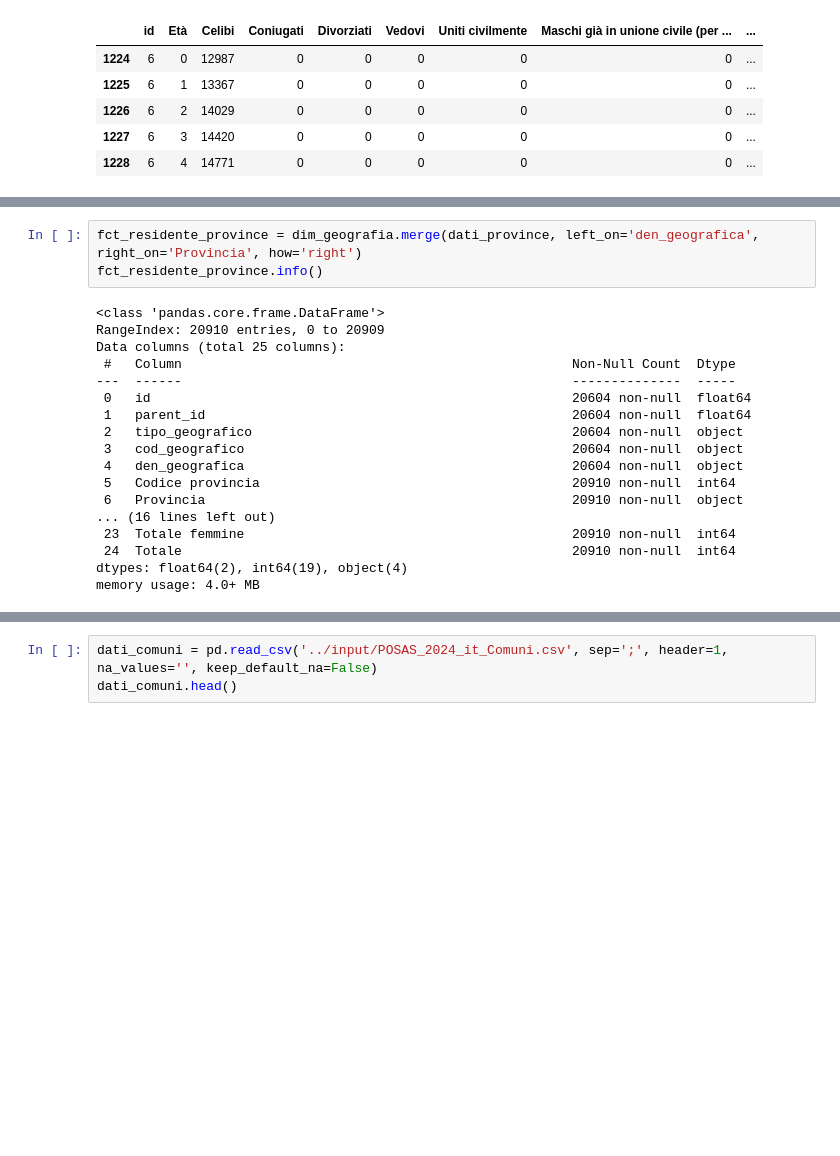
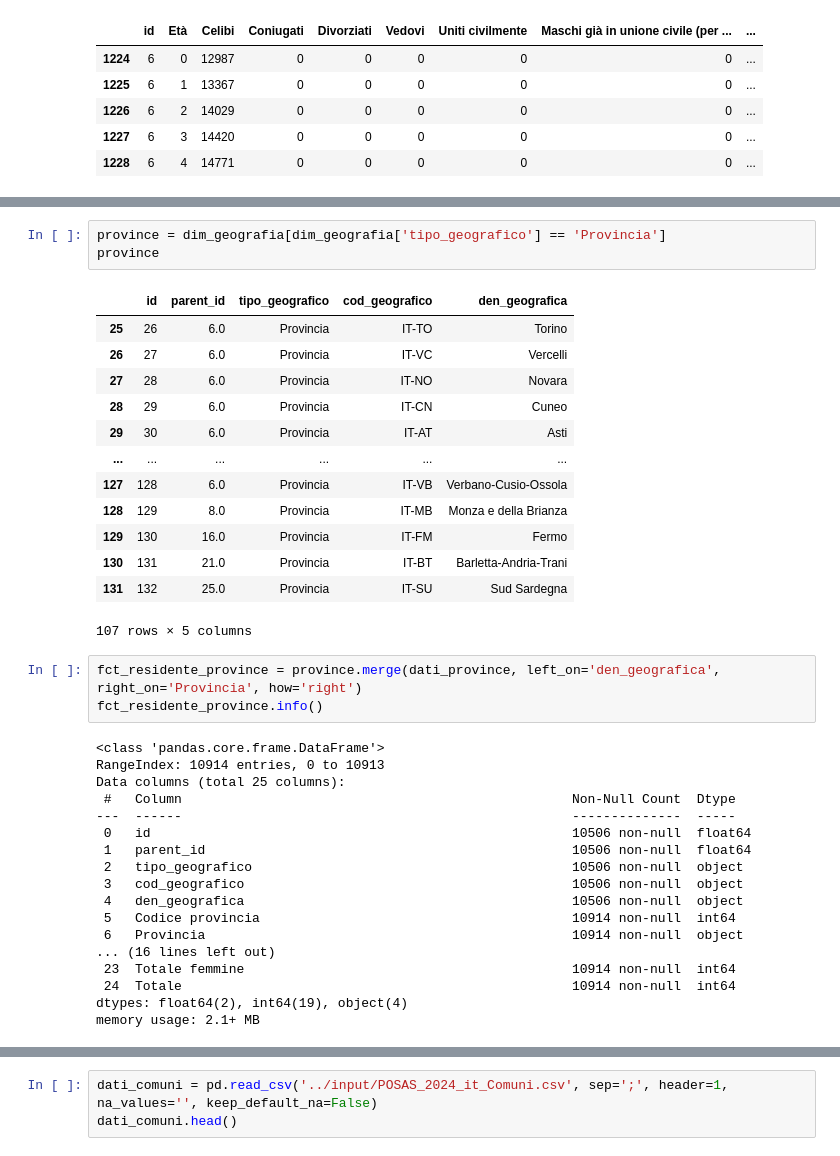
Before and after one commit to nicolaZecchillo/progetti_stage_exprivia, a Jupyter notebook: Progetto2/fct_residente.ipynb, the cells around one changed output, grey strips where cells are left out. Cells and saved outputs as stored; diff of their text form; blank space fills up the shorter version.

```diff
--- a/Progetto2/fct_residente.ipynb
+++ b/Progetto2/fct_residente.ipynb
@@ -109,24 +116,41 @@ dati_province.head()
+# %%
+province = dim_geografia[dim_geografia['tipo_geografico'] == 'Provincia']
+province
+# %% [output]
+|  | id | parent_id | tipo_geografico | cod_geografico | den_geografica |
+| 25 | 26 | 6.0 | Provincia | IT-TO | Torino |
+| 26 | 27 | 6.0 | Provincia | IT-VC | Vercelli |
+| 27 | 28 | 6.0 | Provincia | IT-NO | Novara |
+| 28 | 29 | 6.0 | Provincia | IT-CN | Cuneo |
+| 29 | 30 | 6.0 | Provincia | IT-AT | Asti |
+| ... | ... | ... | ... | ... | ... |
+| 127 | 128 | 6.0 | Provincia | IT-VB | Verbano-Cusio-Ossola |
+| 128 | 129 | 8.0 | Provincia | IT-MB | Monza e della Brianza |
+| 129 | 130 | 16.0 | Provincia | IT-FM | Fermo |
+| 130 | 131 | 21.0 | Provincia | IT-BT | Barletta-Andria-Trani |
+| 131 | 132 | 25.0 | Provincia | IT-SU | Sud Sardegna |
+107 rows × 5 columns
 # %%
-fct_residente_province = dim_geografia.merge(dati_province, left_on='den_geografica', right_on='Provincia', how='right')
+fct_residente_province = province.merge(dati_province, left_on='den_geografica', right_on='Provincia', how='right')
 fct_residente_province.info()
 # %% [output]
 <class 'pandas.core.frame.DataFrame'>
-RangeIndex: 20910 entries, 0 to 20909
+RangeIndex: 10914 entries, 0 to 10913
 Data columns (total 25 columns):
  #   Column                                                  Non-Null Count  Dtype
 ---  ------                                                  --------------  -----
- 0   id                                                      20604 non-null  float64
- 1   parent_id                                               20604 non-null  float64
- 2   tipo_geografico                                         20604 non-null  object
- 3   cod_geografico                                          20604 non-null  object
- 4   den_geografica                                          20604 non-null  object
- 5   Codice provincia                                        20910 non-null  int64
- 6   Provincia                                               20910 non-null  object
+ 0   id                                                      10506 non-null  float64
+ 1   parent_id                                               10506 non-null  float64
+ 2   tipo_geografico                                         10506 non-null  object
+ 3   cod_geografico                                          10506 non-null  object
+ 4   den_geografica                                          10506 non-null  object
+ 5   Codice provincia                                        10914 non-null  int64
+ 6   Provincia                                               10914 non-null  object
 ... (16 lines left out)
- 23  Totale femmine                                          20910 non-null  int64
- 24  Totale                                                  20910 non-null  int64
+ 23  Totale femmine                                          10914 non-null  int64
+ 24  Totale                                                  10914 non-null  int64
 dtypes: float64(2), int64(19), object(4)
-memory usage: 4.0+ MB
+memory usage: 2.1+ MB
 # %%
 print(fct_residente_province[fct_residente_province['id'].isnull()])
 # %% [output]
```
Also changed, not shown: parts of 5 cells of this notebook, 34 other files.
